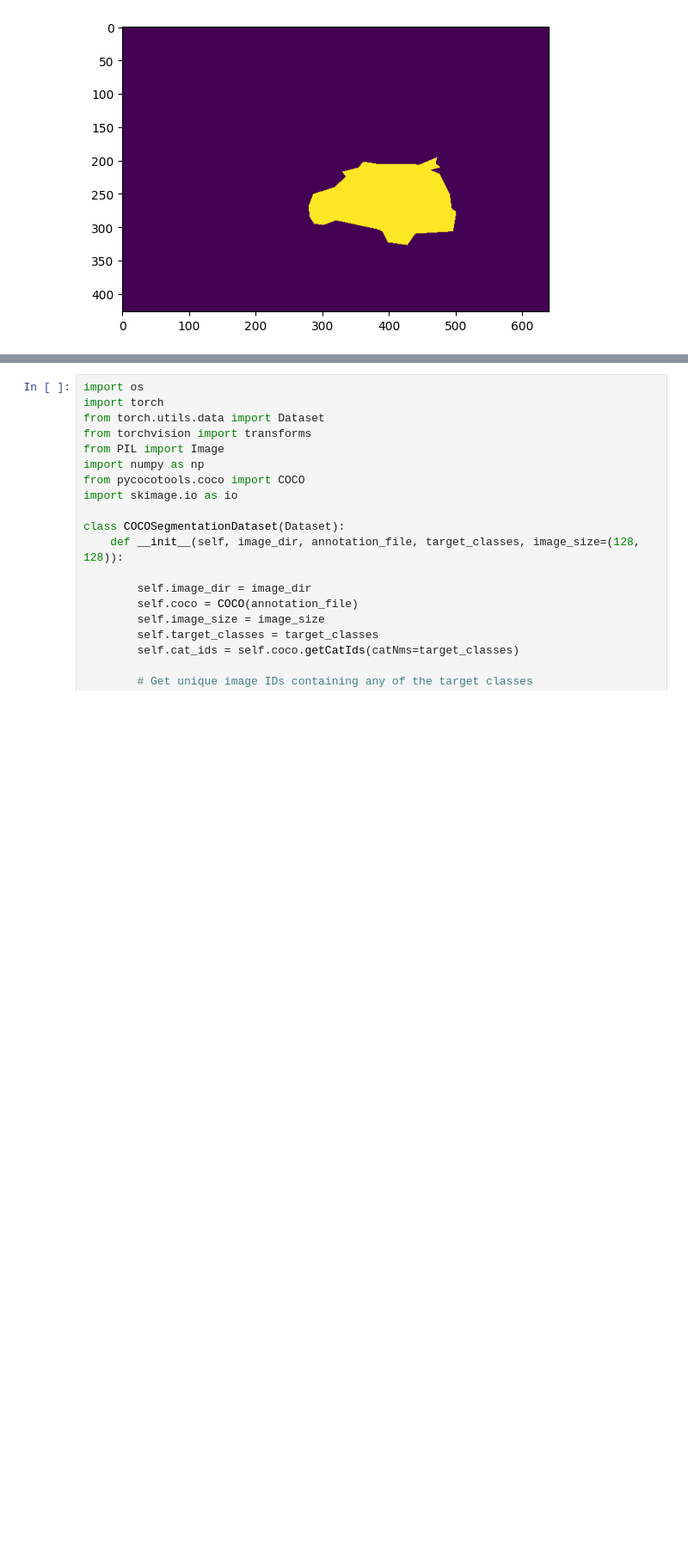
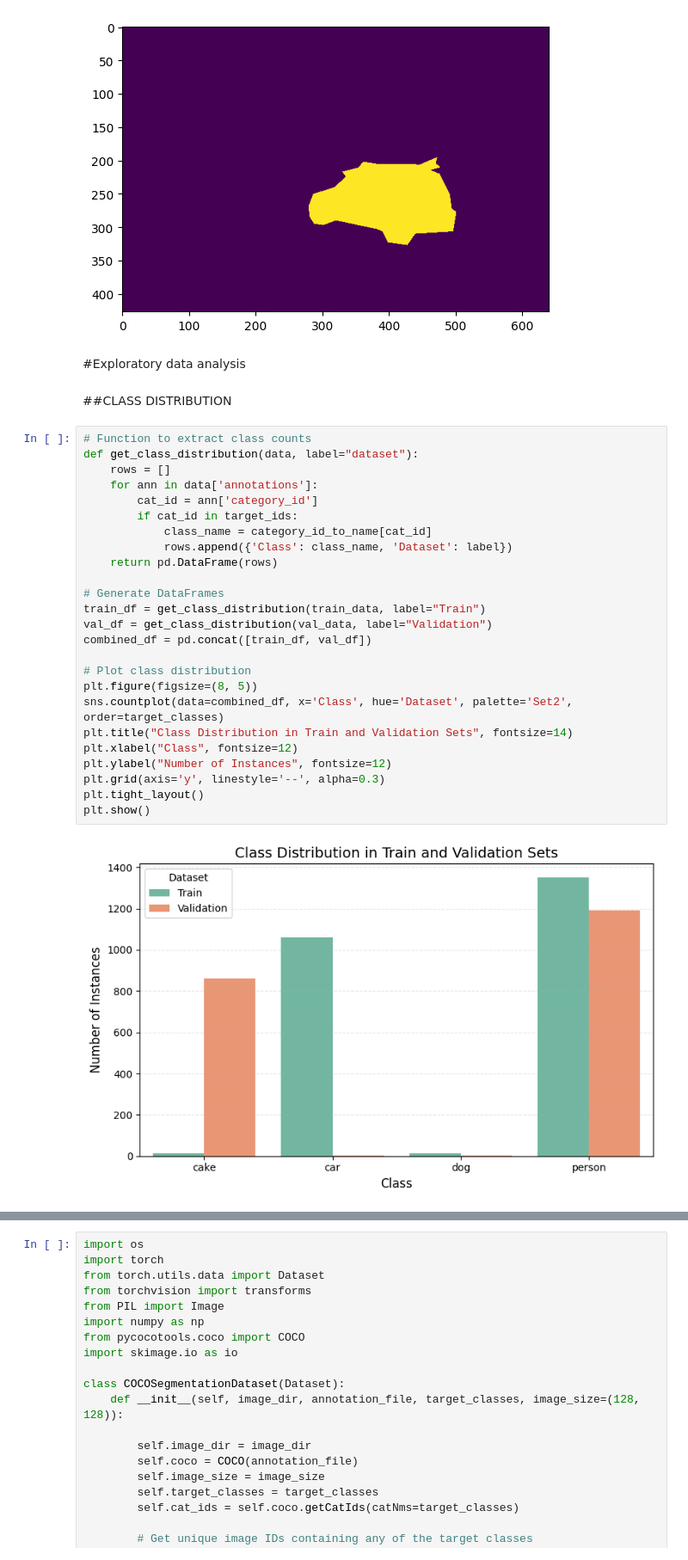
Before and after one commit to Samjacob007/image-segmentation, a Jupyter notebook: Image_segmentation_.ipynb, the cells around one changed output, grey strips where cells are left out. Shown at 86% size. Saved outputs shown, nothing was run; the diff lists cells and outputs as text; blank space fills up the shorter version.

```diff
--- a/Image_segmentation_.ipynb
+++ b/Image_segmentation_.ipynb
@@ -251,3 +269,34 @@ plt.show()
 # %% [output]
 Unique pixel values in the mask: [0. 3.]
 [figure]
+# %% [markdown]
+#Exploratory data analysis
+# %% [markdown]
+##CLASS DISTRIBUTION
+# %%
+# Function to extract class counts
+def get_class_distribution(data, label="dataset"):
+    rows = []
+    for ann in data['annotations']:
+        cat_id = ann['category_id']
+        if cat_id in target_ids:
+            class_name = category_id_to_name[cat_id]
+            rows.append({'Class': class_name, 'Dataset': label})
+    return pd.DataFrame(rows)
+
+# Generate DataFrames
+train_df = get_class_distribution(train_data, label="Train")
+val_df = get_class_distribution(val_data, label="Validation")
+combined_df = pd.concat([train_df, val_df])
+
+# Plot class distribution
+plt.figure(figsize=(8, 5))
+sns.countplot(data=combined_df, x='Class', hue='Dataset', palette='Set2', order=target_classes)
+plt.title("Class Distribution in Train and Validation Sets", fontsize=14)
+plt.xlabel("Class", fontsize=12)
+plt.ylabel("Number of Instances", fontsize=12)
+plt.grid(axis='y', linestyle='--', alpha=0.3)
+plt.tight_layout()
+plt.show()
+# %% [output]
+[figure, added]
```
Also changed, not shown: parts of 39 cells of this notebook.
